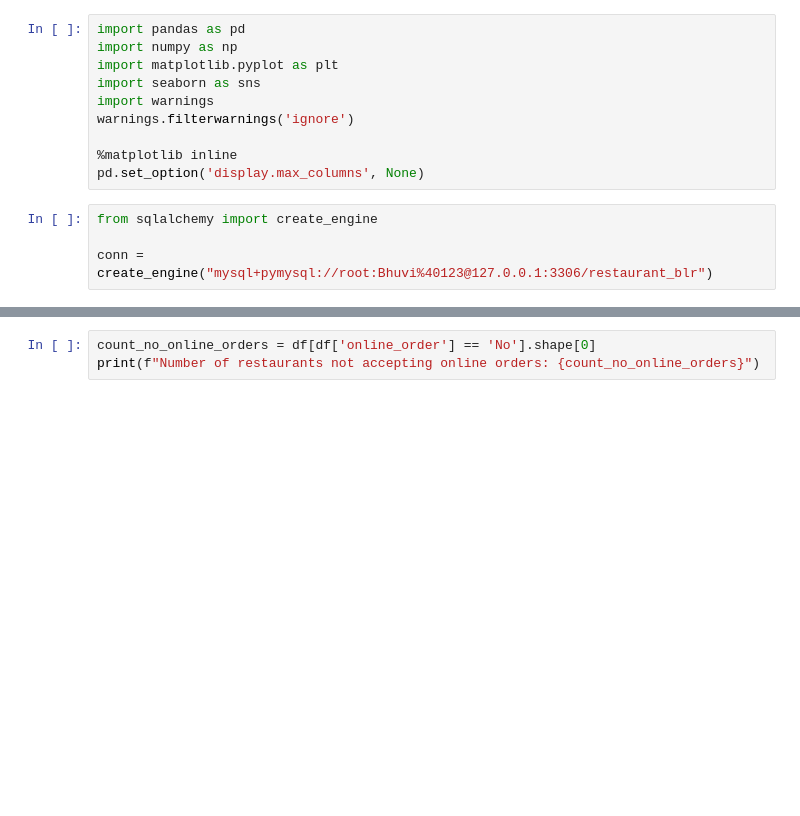
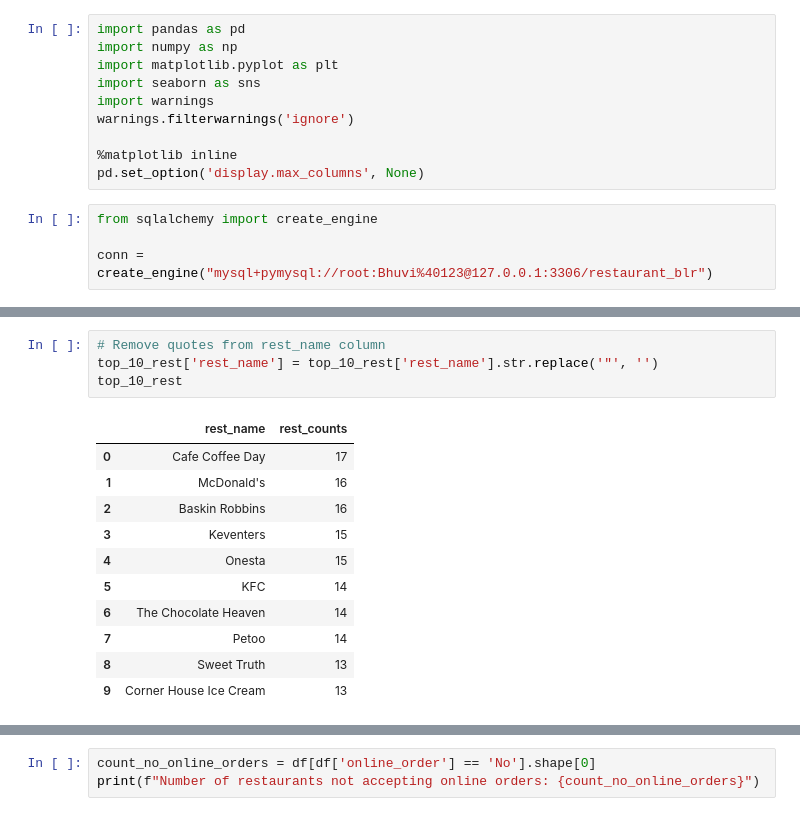
Before and after one commit to Bhuvi128/Bengaluru-Restaurant-Trends-Analysis, a Jupyter notebook: Bengaluru Restaurant Trends Analysis.ipynb, the cells around one changed output, grey strips where cells are left out. Saved outputs shown, nothing was run; the diff lists cells and outputs as text; blank space fills up the shorter version.

```diff
--- a/Bengaluru Restaurant Trends Analysis.ipynb
+++ b/Bengaluru Restaurant Trends Analysis.ipynb
@@ -69,0 +71,16 @@ Name: count, dtype: int64
+# %%
+# Remove quotes from rest_name column
+top_10_rest['rest_name'] = top_10_rest['rest_name'].str.replace('"', '')
+top_10_rest
+# %% [output]
+|  | rest_name | rest_counts |
+| 0 | Cafe Coffee Day | 17 |
+| 1 | McDonald's | 16 |
+| 2 | Baskin Robbins | 16 |
+| 3 | Keventers | 15 |
+| 4 | Onesta | 15 |
+| 5 | KFC | 14 |
+| 6 | The Chocolate Heaven | 14 |
+| 7 | Petoo | 14 |
+| 8 | Sweet Truth | 13 |
+| 9 | Corner House Ice Cream | 13 |
```
Also changed, not shown: parts of 8 cells of this notebook, 1 other file.
